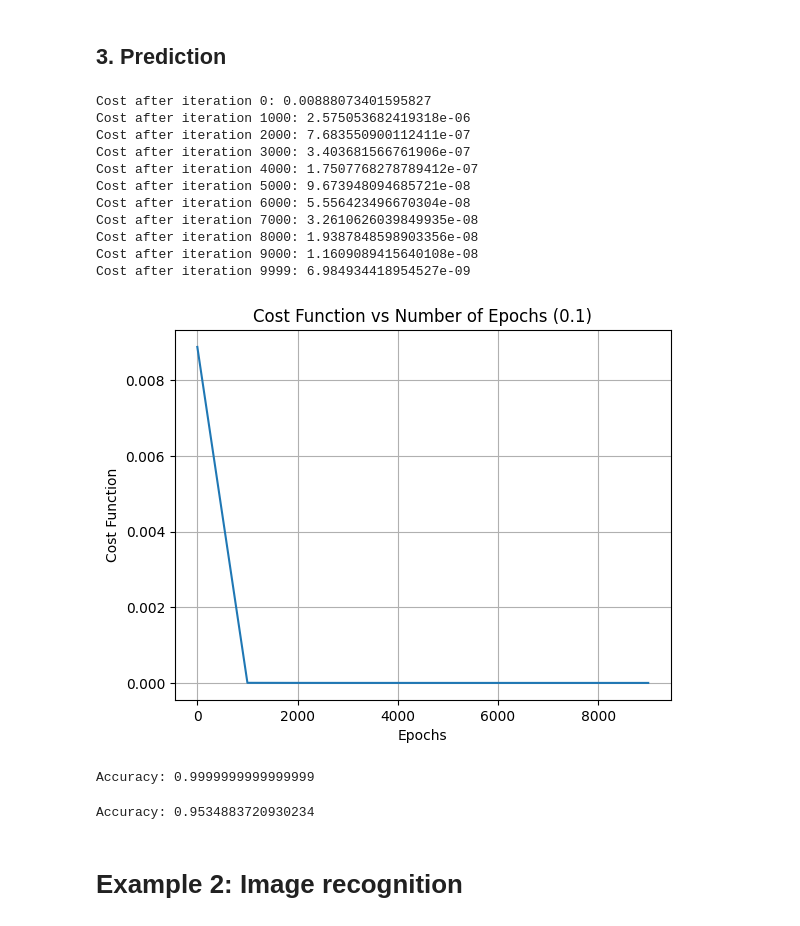
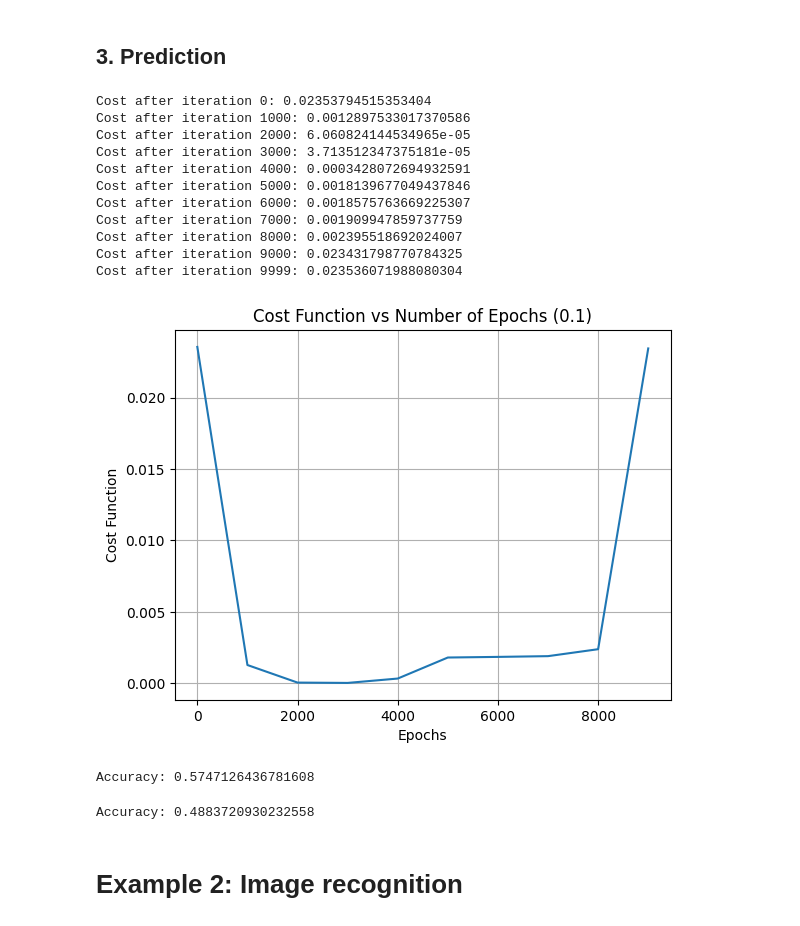
Before and after one commit to NickOLeeney/neural-network-from-scratch, a Jupyter notebook: examples/binary_classification.ipynb, the cells around one changed output. Saved outputs shown, nothing was run; the diff lists cells and outputs as text; code cells hidden in the pictures.

```diff
--- a/examples/binary_classification.ipynb
+++ b/examples/binary_classification.ipynb
@@ -33,30 +33,30 @@ train_x, test_x, train_y, test_y = train_test_split(features, target, test_size=
 # %% [markdown]
 ## 3. Prediction
 # %%
-model = NeuralNetworkFromScratch(layers_dims=[train_x.shape[1], 4, 2, 1], task='binary_classification', learning_rate=1e-1, n_epochs=10000, print_cost=True, lambd=None, initialization='He')
+model = NeuralNetworkFromScratch(layers_dims=[train_x.shape[1], 4, 2, 1], task='binary_classification', learning_rate=1e-1, n_epochs=10000, print_cost=True, lambd=0.001, initialization='He', keep_prob=0.99)
 # %%
-parameters, costs = model.fit(train_x, train_y, print_every=1000, plot_cost_function=True, optimizer='adam')
+parameters, costs = model.fit(train_x, train_y, print_every=1000, plot_cost_function=True, optimizer='adam', mini_batch_size=2**5)
 # %% [output]
-Cost after iteration 0: 0.00888073401595827
-Cost after iteration 1000: 2.575053682419318e-06
-Cost after iteration 2000: 7.683550900112411e-07
-Cost after iteration 3000: 3.403681566761906e-07
-Cost after iteration 4000: 1.7507768278789412e-07
-Cost after iteration 5000: 9.673948094685721e-08
-Cost after iteration 6000: 5.556423496670304e-08
-Cost after iteration 7000: 3.2610626039849935e-08
-Cost after iteration 8000: 1.9387848598903356e-08
-Cost after iteration 9000: 1.1609089415640108e-08
-Cost after iteration 9999: 6.984934418954527e-09
+Cost after iteration 0: 0.02353794515353404
+Cost after iteration 1000: 0.0012897533017370586
+Cost after iteration 2000: 6.060824144534965e-05
+Cost after iteration 3000: 3.713512347375181e-05
+Cost after iteration 4000: 0.0003428072694932591
+Cost after iteration 5000: 0.0018139677049437846
+Cost after iteration 6000: 0.0018575763669225307
+Cost after iteration 7000: 0.001909947859737759
+Cost after iteration 8000: 0.002395518692024007
+Cost after iteration 9000: 0.023431798770784325
+Cost after iteration 9999: 0.023536071988080304
-[figure, old version]
+[figure, new version]
 # %%
 pred_train = model.predict(train_x, train_y)
 # %% [output]
-Accuracy: 0.9999999999999999
+Accuracy: 0.5747126436781608
 # %%
 pred = model.predict(test_x, test_y)
 # %% [output]
-Accuracy: 0.9534883720930234
+Accuracy: 0.4883720930232558
 # %% [markdown]
 # Example 2: Image recognition
 # %% [markdown]
```
Also changed, not shown: 1 other file.
